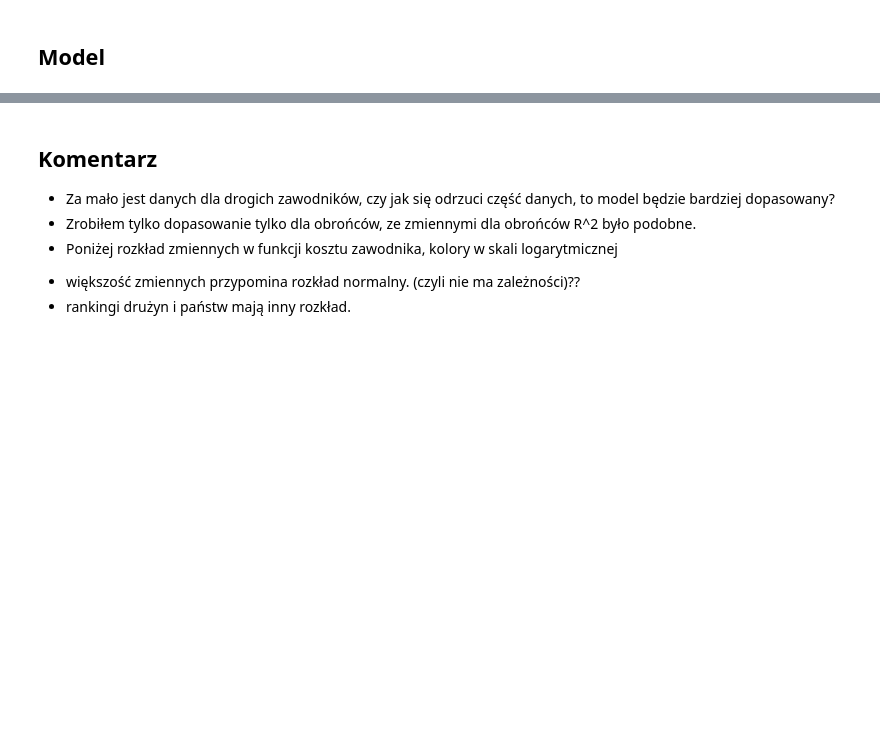
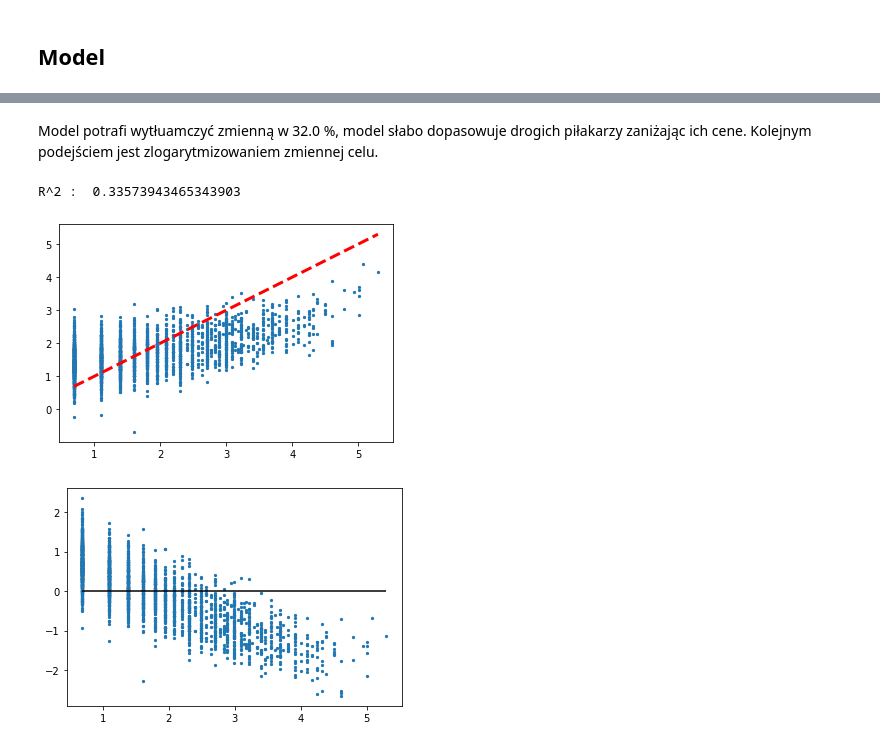
Before and after one commit to pkopka/transfermarkt, a Jupyter notebook: transfermarkt.ipynb, the cells around one changed output, grey strips where cells are left out. Drawn from its saved outputs; the diff is of its cells as text; code cells hidden in the pictures; blank space fills up the shorter version.

```diff
--- a/transfermarkt.ipynb
+++ b/transfermarkt.ipynb
@@ -452,9 +442,29 @@ R^2 :  0.30739287249447445
-# %% [markdown]
-Komentarz
------------------
-- Za mało jest danych dla drogich zawodników,
-    czy jak się odrzuci część danych, to model będzie bardziej dopasowany?
-- Zrobiłem tylko dopasowanie tylko dla obrońców, ze zmiennymi dla obrońców R^2 było podobne.
-- Poniżej rozkład zmiennych w funkcji kosztu zawodnika, kolory w skali logarytmicznej
-* większość zmiennych przypomina rozkład normalny. (czyli nie ma zależności)??
-* rankingi drużyn i państw mają inny rozkład.
+# %% [markdown]
+Model potrafi wytłuamczyć zmienną w 32.0 %, model słabo dopasowuje drogich piłakarzy zaniżając ich cene.
+Kolejnym podejściem jest zlogarytmizowaniem zmiennej celu.
+# %%
+y_train_log = np.log(y_train)
+y_test_log = np.log(y_test)
+
+pipe = Pipeline(steps=[('preprocessor_pipe', preprocessor),
+#                        ('feature_selection', RFECV(estimator=LinearRegression(), step=1,
+#                            min_features_to_select=10, scoring='r2')),
+                       ('model', LinearRegression()),
+                       ])
+
+
+
+pipe.fit(X_train, y_train_log)
+y_pred = pipe.predict(X_train)
+print("R^2 : ", r2_score(y_train_log, y_pred))
+plt.scatter(y_train_log,y_pred,s=5)
+plt.plot((y_train_log.min(),y_train_log.max()), (y_train_log.min(),y_train_log.max()),'r--', linewidth=3)
+plt.show()
+
+plt.scatter(y_train_log,y_pred-y_train_log,s=5)
+plt.hlines(0,y_train_log.min(),y_train_log.max())
+plt.show()
+# %% [output]
+R^2 :  0.33573943465343903
+[figure, added]
+[figure, added]
```
Also changed, not shown: parts of 13 cells of this notebook.
